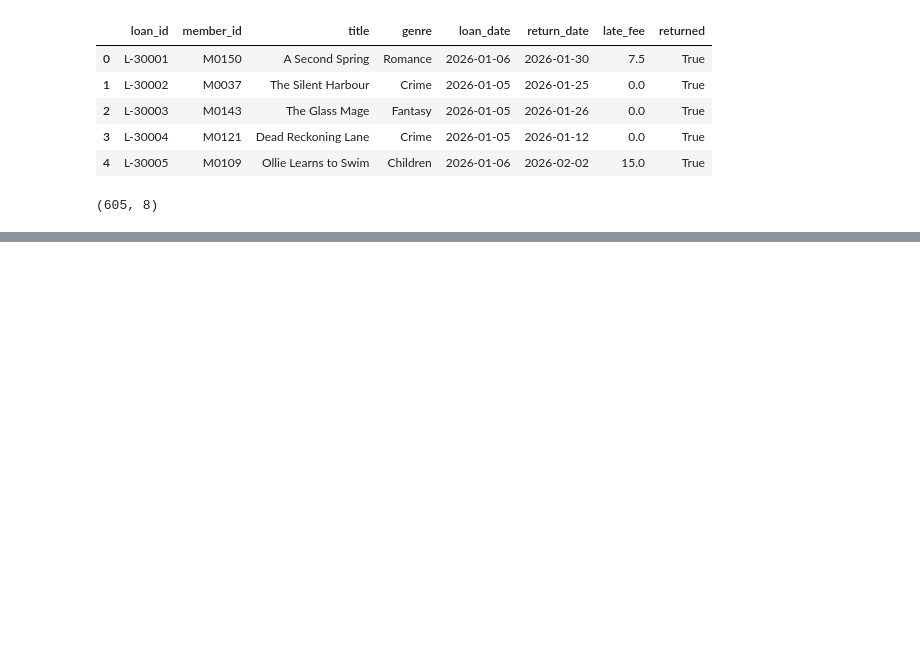
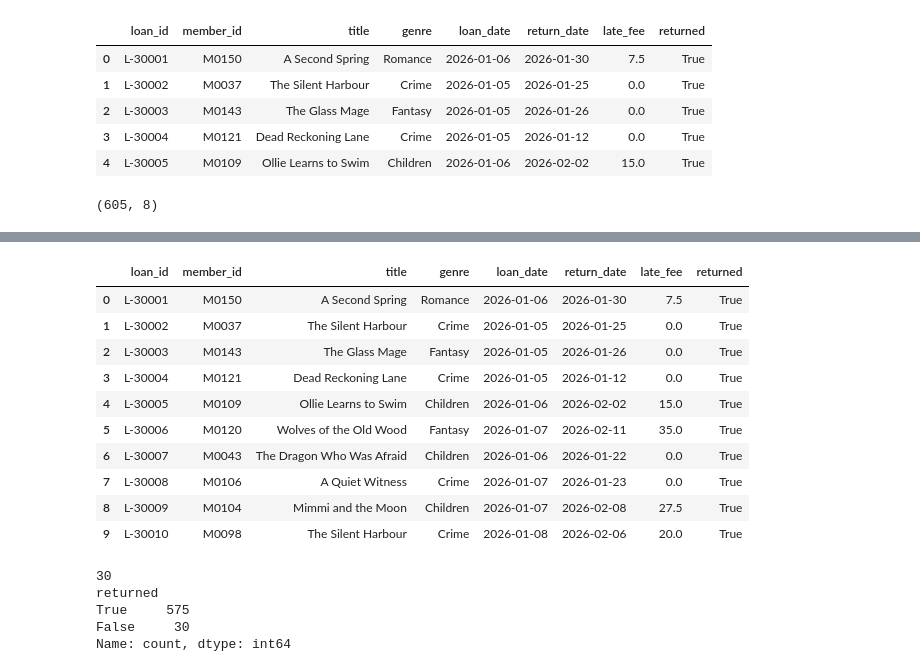
Before and after one commit to ChrisLofgreen/LABS_26-27, a Jupyter notebook: Data analysis/lab3.ipynb, the cells around one changed output, grey strips where cells are left out. Saved outputs shown, nothing was run; the diff lists cells and outputs as text; code cells hidden in the pictures; blank space fills up the shorter version.

```diff
--- a/Data analysis/lab3.ipynb
+++ b/Data analysis/lab3.ipynb
@@ -413,0 +428,25 @@ loans_clean.to_csv("data/loans_clean.csv", index=False)
+# %%
+loans.head(10)
+# %% [output]
+|  | loan_id | member_id | title | genre | loan_date | return_date | late_fee | returned |
+| 0 | L-30001 | M0150 | A Second Spring | Romance | 2026-01-06 | 2026-01-30 | 7.5 | True |
+| 1 | L-30002 | M0037 | The Silent Harbour | Crime | 2026-01-05 | 2026-01-25 | 0.0 | True |
+| 2 | L-30003 | M0143 | The Glass Mage | Fantasy | 2026-01-05 | 2026-01-26 | 0.0 | True |
+| 3 | L-30004 | M0121 | Dead Reckoning Lane | Crime | 2026-01-05 | 2026-01-12 | 0.0 | True |
+| 4 | L-30005 | M0109 | Ollie Learns to Swim | Children | 2026-01-06 | 2026-02-02 | 15.0 | True |
+| 5 | L-30006 | M0120 | Wolves of the Old Wood | Fantasy | 2026-01-07 | 2026-02-11 | 35.0 | True |
+| 6 | L-30007 | M0043 | The Dragon Who Was Afraid | Children | 2026-01-06 | 2026-01-22 | 0.0 | True |
+| 7 | L-30008 | M0106 | A Quiet Witness | Crime | 2026-01-07 | 2026-01-23 | 0.0 | True |
+| 8 | L-30009 | M0104 | Mimmi and the Moon | Children | 2026-01-07 | 2026-02-08 | 27.5 | True |
+| 9 | L-30010 | M0098 | The Silent Harbour | Crime | 2026-01-08 | 2026-02-06 | 20.0 | True |
+# %%
+new_return_dates = pd.to_datetime(loans["return_date"], errors="coerce")
+
+print(new_return_dates.isna().sum())
+print(loans["returned"].value_counts())
+# %% [output]
+30
+returned
+True     575
+False     30
+Name: count, dtype: int64
```
Also changed, not shown: parts of 9 cells of this notebook.
